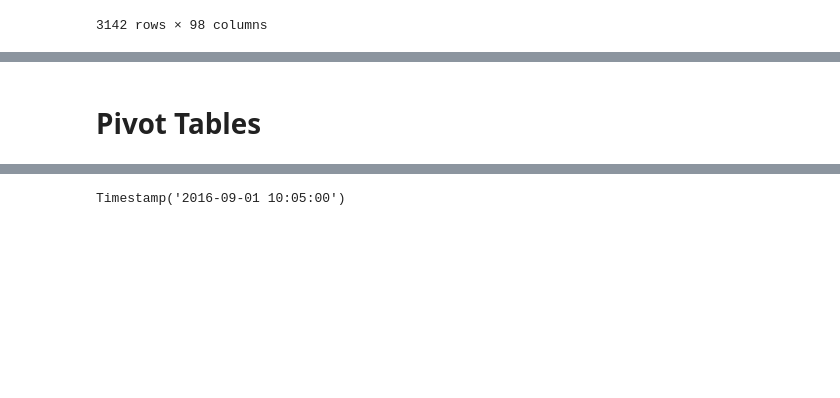
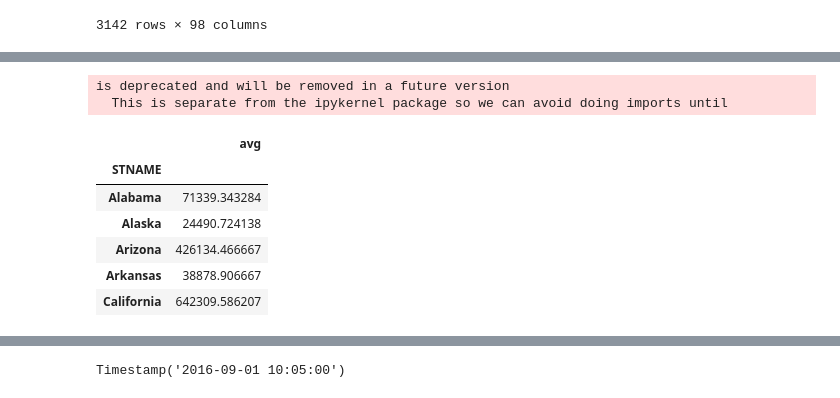
Before and after one commit to emilryden/Coursera-IDSP, a Jupyter notebook: Week+3.ipynb, the cells around one changed output, grey strips where cells are left out. Cells and saved outputs as stored; diff of their text form; code cells hidden in the pictures; blank space fills up the shorter version.

```diff
--- a/Week+3.ipynb
+++ b/Week+3.ipynb
@@ -354,7 +627,16 @@ grades > 'C'
 # %%
 df = pd.read_csv('census.csv')
 df = df[df['SUMLEV']==50]
 df = df.set_index('STNAME').groupby(level=0)['CENSUS2010POP'].agg({'avg': np.average})
-pd.cut(df['avg'],10)
+df.head()
+#calculate avg per state as before
+# %% [output]
+is deprecated and will be removed in a future version
+  This is separate from the ipykernel package so we can avoid doing imports until
+|  | avg |
+| STNAME |  |
+| Alabama | 71339.343284 |
+| Alaska | 24490.724138 |
+| Arizona | 426134.466667 |
+| Arkansas | 38878.906667 |
+| California | 642309.586207 |
-# %% [markdown]
-# Pivot Tables
```
Also changed, not shown: parts of 72 cells of this notebook, 14 other files.
